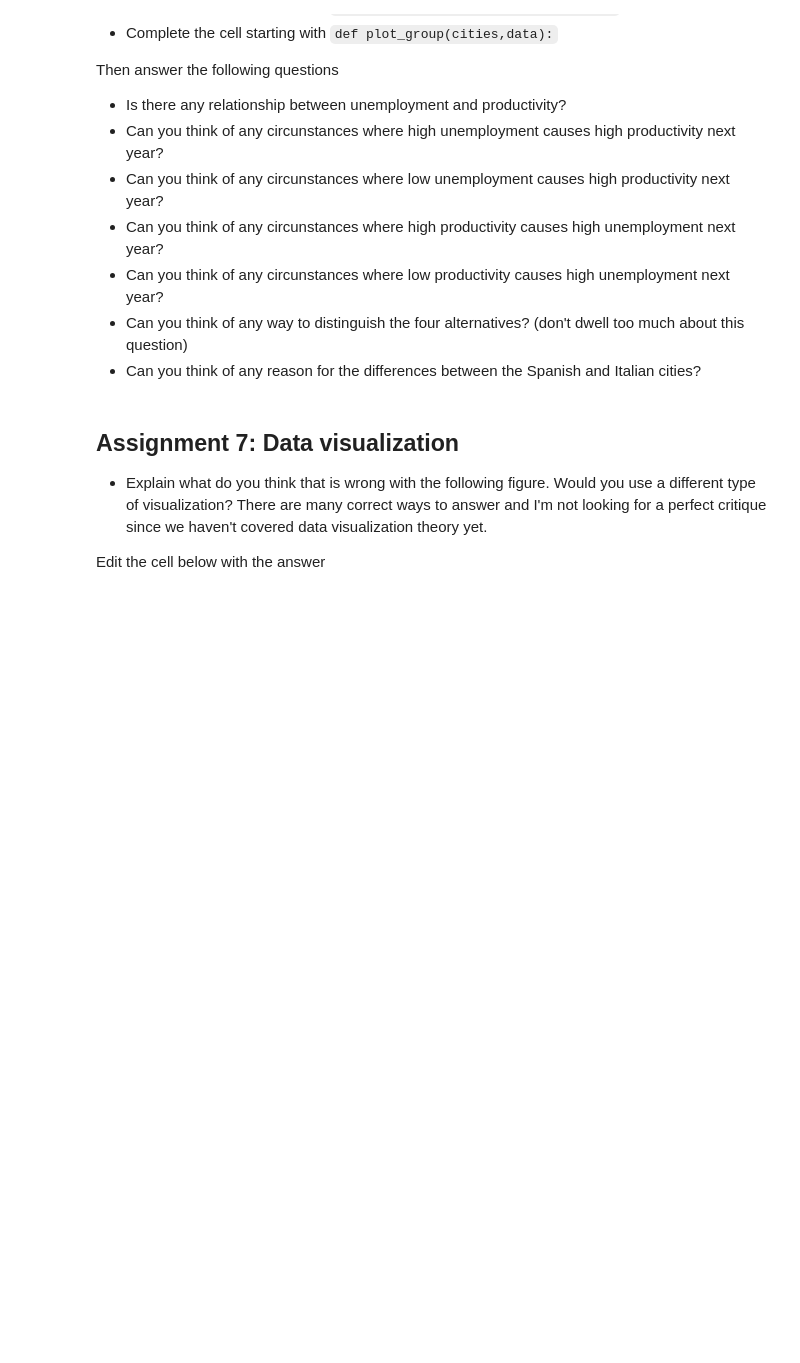
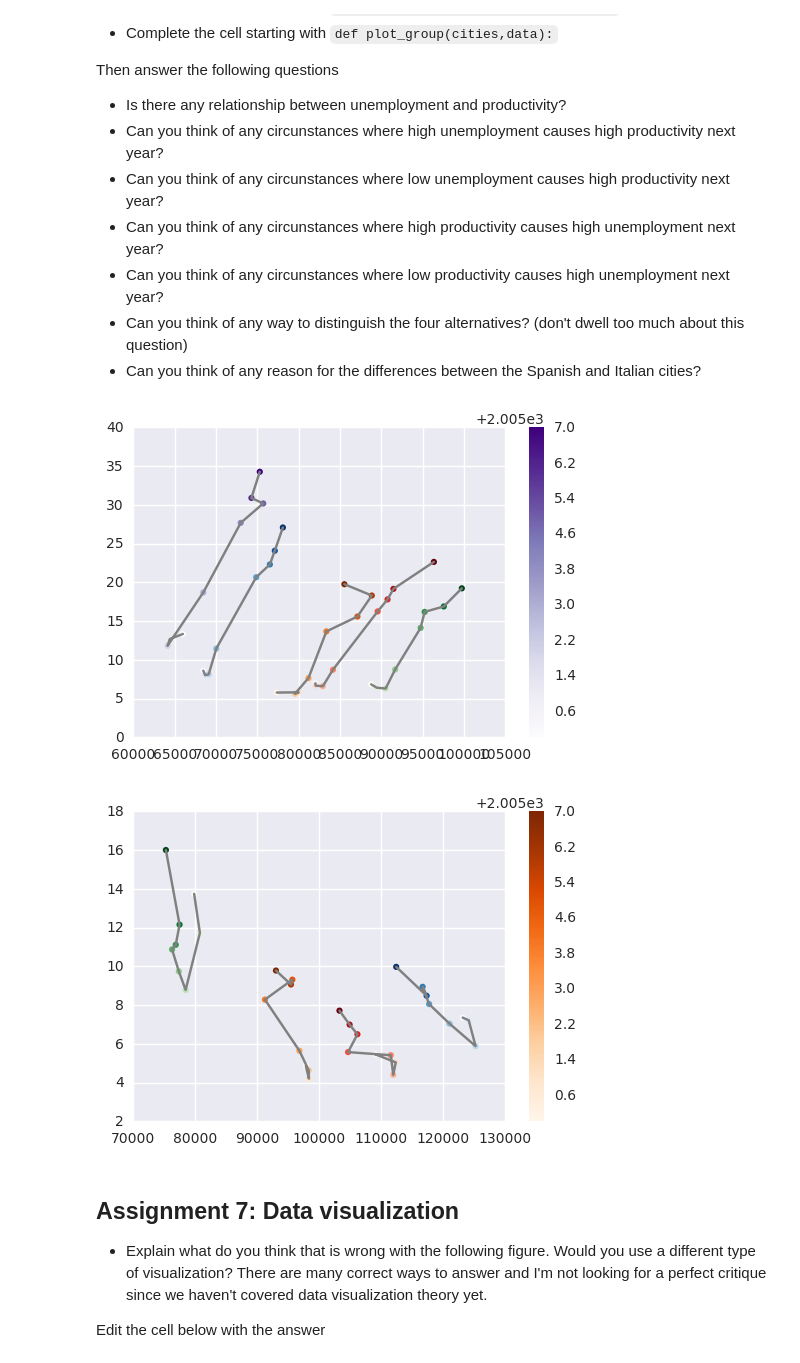
Before and after one commit to jgarciab/wwd2017, a Jupyter notebook: class2/hw_2.ipynb, the cells around one changed output. Cells and saved outputs as stored; diff of their text form; code cells hidden in the pictures; blank space fills up the shorter version.

```diff
--- a/class2/hw_2.ipynb
+++ b/class2/hw_2.ipynb
@@ -218,7 +248,7 @@ def plot_group(cities,data):
 
     for i,city in enumerate(cities):
         #keep the rows where the metropolitan areas == city
-        gr =
+        gr = data.loc[data["Metropolitan areas"]==city]
 
         #make the plot
         plt.plot(gr["LABOUR_PRODUCTIVITY"],gr["UNEMP_R"],color="gray")
@@ -226,18 +256,21 @@ def plot_group(cities,data):
 
     #Add labels
 
-
+    plt.colorbar()
     #show the plot
     plt.show()
 # %%
 #user read_our_csv() to read the csv
-
+df = read_our_csv()
 
 #keep the years greater than 2004 and save it with the name data
-data =
+data = df.loc[df["Year"]>2004]
 
 plot_group(["Valencia","Madrid","Barcelona","Zaragoza","Las Palmas"],data)
 plot_group(["Rome","Bari","Genova","Turin"],data)
+# %% [output]
+[figure, added]
+[figure, added]
 # %% [markdown]
 ## Assignment 7: Data visualization
 - Explain what do you think that is wrong with the following figure. Would you use a different type of visualization? There are many correct ways to answer and I'm not looking for a perfect critique since we haven't covered data visualization theory yet.
```
Also changed, not shown: parts of 7 cells of this notebook, 20 other files.
